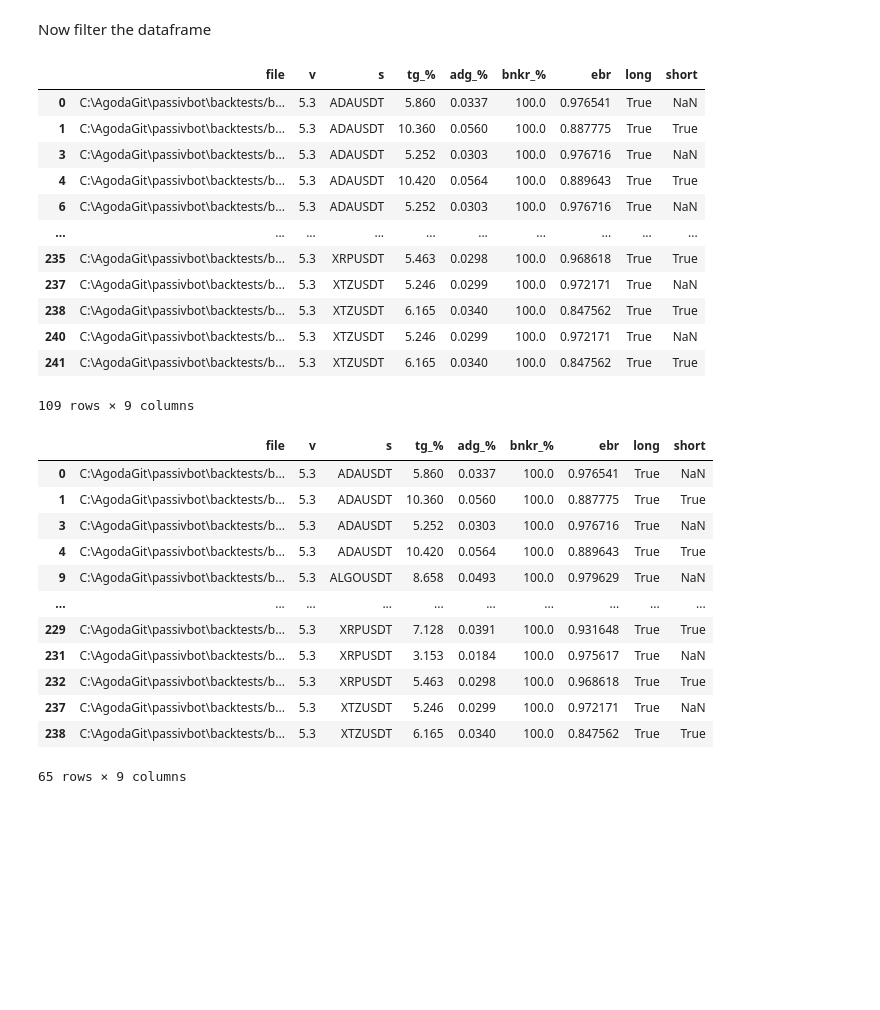
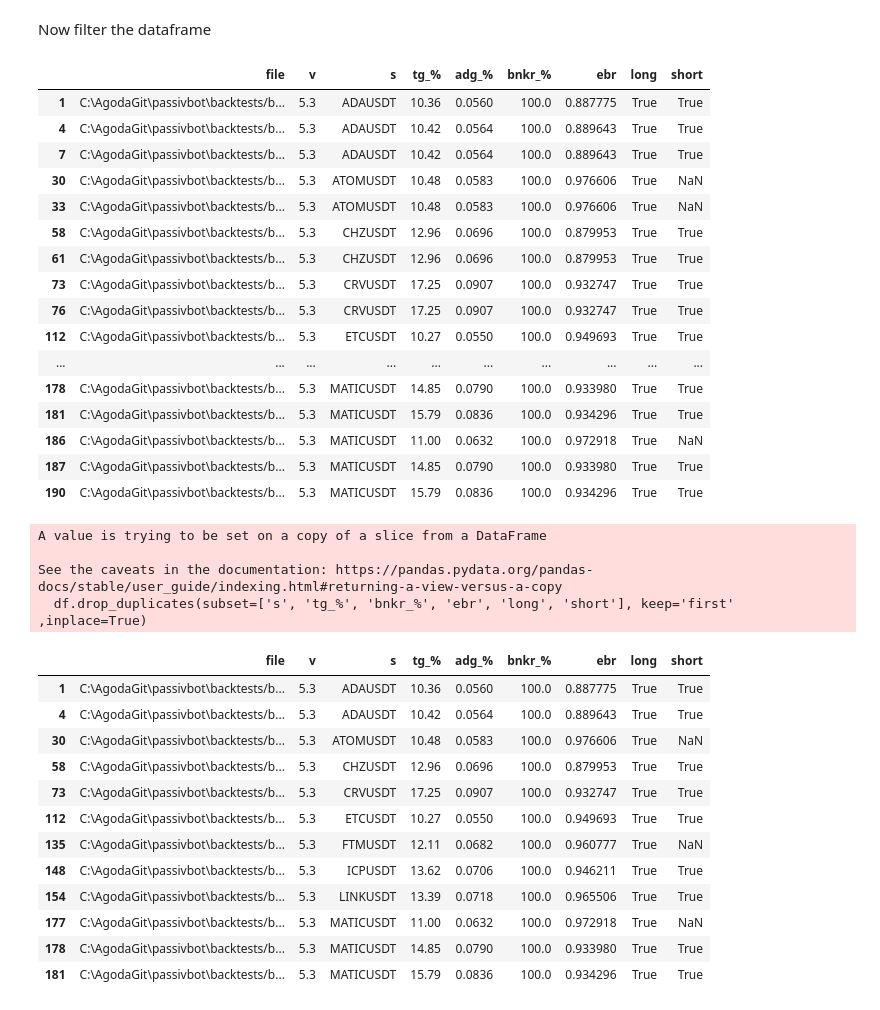
Before and after one commit to shroukkhan/passivbot, a Jupyter notebook: analyze_result.ipynb, the cells around one changed output. Saved outputs shown, nothing was run; the diff lists cells and outputs as text; code cells hidden in the pictures; blank space fills up the shorter version.

```diff
--- a/analyze_result.ipynb
+++ b/analyze_result.ipynb
@@ -62,60 +59,68 @@ Now filter the dataframe
 # %%
 allowed_symbols = ["ETHUSDT", "XRPUSDT", "1000SHIBUSDT", "DOGEUSDT", "ADAUSDT",
                    "BNBUSDT", "MATICUSDT", "DOTUSDT", "SANDUSDT", "FTMUSDT",
                    "LTCUSDT", "LINKUSDT", "MANAUSDT", "ETCUSDT", "EOSUSDT",
                    "ATOMUSDT", "FILUSDT", "ICPUSDT", "ALICEUSDT", "LRCUSDT",
                    "BCHUSDT", "SUSHIUSDT", "XTZUSDT", "THETAUSDT", "CRVUSDT",
                    "ALGOUSDT", "CHZUSDT", "TRXUSDT", "VETUSDT", "CHRUSDT",
                    "ONEUSDT", "OMGUSDT", "XLMUSDT", "RUNEUSDT", "ENJUSDT",
                    "CELRUSDT", "SXPUSDT", "1INCHUSDT", "SRMUSDT", "COTIUSDT",
                    "ZECUSDT", "QTUMUSDT", "GRTUSDT", "DENTUSDT", "SFPUSDT",
                    "STORJUSDT", "IOTAUSDT", "HOTUSDT", "NEOUSDT", "COMPUSDT",
                    "LINAUSDT", "KAVAUSDT", "BATUSDT", "WAVESUSDT", "IOSTUSDT",
                    "ALPHAUSDT", "RLCUSDT", "HBARUSDT", "DODOUSDT", "XMRUSDT",
                    "SNXUSDT", "ANKRUSDT", "DASHUSDT", "REEFUSDT", "ZENUSDT",
                    "CVCUSDT", "RENUSDT", "ICXUSDT", "RSRUSDT", "SKLUSDT",
                    "NKNUSDT", "BELUSDT", "ONTUSDT", "OGNUSDT", "BLZUSDT",
                    "MTLUSDT", "CTKUSDT", "RVNUSDT", "LITUSDT", "MKRUSDT",
                    "OCEANUSDT", "ZILUSDT", "UNFIUSDT", "BANDUSDT", "YFIIUSDT",
                    "TOMOUSDT", "TRBUSDT", "KNCUSDT", "STMXUSDT", "ZRXUSDT",
                    "SCUSDT", "AKROUSDT", "XEMUSDT", "FLMUSDT", "BALUSDT",
                    "BTSUSDT", "DGBUSDT", "DEFIUSDT"]
 
 #allowed_symbols = ['ETHUSDT']
 
 df = big_data[(big_data.s.isin(allowed_symbols)) &
               (big_data['bnkr_%'] > 95.0) &
-              (big_data['tg_%'] > 0) &
+              (big_data['tg_%'] > 10) &
               (big_data['v'] == '5.3') & (big_data['long'] == True)]
 df
 # %% [output]
 |  | file | v | s | tg_% | adg_% | bnkr_% | ebr | long | short |
-| 0 | C:\AgodaGit\passivbot\backtests/b... | 5.3 | ADAUSDT | 5.860 | 0.0337 | 100.0 | 0.976541 | True | NaN |
-| 1 | C:\AgodaGit\passivbot\backtests/b... | 5.3 | ADAUSDT | 10.360 | 0.0560 | 100.0 | 0.887775 | True | True |
-| 3 | C:\AgodaGit\passivbot\backtests/b... | 5.3 | ADAUSDT | 5.252 | 0.0303 | 100.0 | 0.976716 | True | NaN |
-| 4 | C:\AgodaGit\passivbot\backtests/b... | 5.3 | ADAUSDT | 10.420 | 0.0564 | 100.0 | 0.889643 | True | True |
-| 6 | C:\AgodaGit\passivbot\backtests/b... | 5.3 | ADAUSDT | 5.252 | 0.0303 | 100.0 | 0.976716 | True | NaN |
+| 1 | C:\AgodaGit\passivbot\backtests/b... | 5.3 | ADAUSDT | 10.36 | 0.0560 | 100.0 | 0.887775 | True | True |
+| 4 | C:\AgodaGit\passivbot\backtests/b... | 5.3 | ADAUSDT | 10.42 | 0.0564 | 100.0 | 0.889643 | True | True |
+| 7 | C:\AgodaGit\passivbot\backtests/b... | 5.3 | ADAUSDT | 10.42 | 0.0564 | 100.0 | 0.889643 | True | True |
+| 30 | C:\AgodaGit\passivbot\backtests/b... | 5.3 | ATOMUSDT | 10.48 | 0.0583 | 100.0 | 0.976606 | True | NaN |
+| 33 | C:\AgodaGit\passivbot\backtests/b... | 5.3 | ATOMUSDT | 10.48 | 0.0583 | 100.0 | 0.976606 | True | NaN |
+| 58 | C:\AgodaGit\passivbot\backtests/b... | 5.3 | CHZUSDT | 12.96 | 0.0696 | 100.0 | 0.879953 | True | True |
+| 61 | C:\AgodaGit\passivbot\backtests/b... | 5.3 | CHZUSDT | 12.96 | 0.0696 | 100.0 | 0.879953 | True | True |
+| 73 | C:\AgodaGit\passivbot\backtests/b... | 5.3 | CRVUSDT | 17.25 | 0.0907 | 100.0 | 0.932747 | True | True |
+| 76 | C:\AgodaGit\passivbot\backtests/b... | 5.3 | CRVUSDT | 17.25 | 0.0907 | 100.0 | 0.932747 | True | True |
+| 112 | C:\AgodaGit\passivbot\backtests/b... | 5.3 | ETCUSDT | 10.27 | 0.0550 | 100.0 | 0.949693 | True | True |
 | ... | ... | ... | ... | ... | ... | ... | ... | ... | ... |
-| 235 | C:\AgodaGit\passivbot\backtests/b... | 5.3 | XRPUSDT | 5.463 | 0.0298 | 100.0 | 0.968618 | True | True |
-| 237 | C:\AgodaGit\passivbot\backtests/b... | 5.3 | XTZUSDT | 5.246 | 0.0299 | 100.0 | 0.972171 | True | NaN |
-| 238 | C:\AgodaGit\passivbot\backtests/b... | 5.3 | XTZUSDT | 6.165 | 0.0340 | 100.0 | 0.847562 | True | True |
-| 240 | C:\AgodaGit\passivbot\backtests/b... | 5.3 | XTZUSDT | 5.246 | 0.0299 | 100.0 | 0.972171 | True | NaN |
-| 241 | C:\AgodaGit\passivbot\backtests/b... | 5.3 | XTZUSDT | 6.165 | 0.0340 | 100.0 | 0.847562 | True | True |
+| 178 | C:\AgodaGit\passivbot\backtests/b... | 5.3 | MATICUSDT | 14.85 | 0.0790 | 100.0 | 0.933980 | True | True |
+| 181 | C:\AgodaGit\passivbot\backtests/b... | 5.3 | MATICUSDT | 15.79 | 0.0836 | 100.0 | 0.934296 | True | True |
+| 186 | C:\AgodaGit\passivbot\backtests/b... | 5.3 | MATICUSDT | 11.00 | 0.0632 | 100.0 | 0.972918 | True | NaN |
+| 187 | C:\AgodaGit\passivbot\backtests/b... | 5.3 | MATICUSDT | 14.85 | 0.0790 | 100.0 | 0.933980 | True | True |
+| 190 | C:\AgodaGit\passivbot\backtests/b... | 5.3 | MATICUSDT | 15.79 | 0.0836 | 100.0 | 0.934296 | True | True |
-109 rows × 9 columns
 # %%
-filtered = df.drop_duplicates(subset=['s', 'tg_%', 'bnkr_%', 'ebr', 'long', 'short'], keep='first')
-filtered
+df.drop_duplicates(subset=['s', 'tg_%', 'bnkr_%', 'ebr', 'long', 'short'], keep='first' ,inplace=True)
+df
 # %% [output]
+A value is trying to be set on a copy of a slice from a DataFrame
+
+See the caveats in the documentation: https://pandas.pydata.org/pandas-docs/stable/user_guide/indexing.html#returning-a-view-versus-a-copy
+  df.drop_duplicates(subset=['s', 'tg_%', 'bnkr_%', 'ebr', 'long', 'short'], keep='first' ,inplace=True)
 |  | file | v | s | tg_% | adg_% | bnkr_% | ebr | long | short |
-| 0 | C:\AgodaGit\passivbot\backtests/b... | 5.3 | ADAUSDT | 5.860 | 0.0337 | 100.0 | 0.976541 | True | NaN |
-| 1 | C:\AgodaGit\passivbot\backtests/b... | 5.3 | ADAUSDT | 10.360 | 0.0560 | 100.0 | 0.887775 | True | True |
-| 3 | C:\AgodaGit\passivbot\backtests/b... | 5.3 | ADAUSDT | 5.252 | 0.0303 | 100.0 | 0.976716 | True | NaN |
-| 4 | C:\AgodaGit\passivbot\backtests/b... | 5.3 | ADAUSDT | 10.420 | 0.0564 | 100.0 | 0.889643 | True | True |
-| 9 | C:\AgodaGit\passivbot\backtests/b... | 5.3 | ALGOUSDT | 8.658 | 0.0493 | 100.0 | 0.979629 | True | NaN |
-| ... | ... | ... | ... | ... | ... | ... | ... | ... | ... |
-| 229 | C:\AgodaGit\passivbot\backtests/b... | 5.3 | XRPUSDT | 7.128 | 0.0391 | 100.0 | 0.931648 | True | True |
-| 231 | C:\AgodaGit\passivbot\backtests/b... | 5.3 | XRPUSDT | 3.153 | 0.0184 | 100.0 | 0.975617 | True | NaN |
-| 232 | C:\AgodaGit\passivbot\backtests/b... | 5.3 | XRPUSDT | 5.463 | 0.0298 | 100.0 | 0.968618 | True | True |
-| 237 | C:\AgodaGit\passivbot\backtests/b... | 5.3 | XTZUSDT | 5.246 | 0.0299 | 100.0 | 0.972171 | True | NaN |
-| 238 | C:\AgodaGit\passivbot\backtests/b... | 5.3 | XTZUSDT | 6.165 | 0.0340 | 100.0 | 0.847562 | True | True |
+| 1 | C:\AgodaGit\passivbot\backtests/b... | 5.3 | ADAUSDT | 10.36 | 0.0560 | 100.0 | 0.887775 | True | True |
+| 4 | C:\AgodaGit\passivbot\backtests/b... | 5.3 | ADAUSDT | 10.42 | 0.0564 | 100.0 | 0.889643 | True | True |
+| 30 | C:\AgodaGit\passivbot\backtests/b... | 5.3 | ATOMUSDT | 10.48 | 0.0583 | 100.0 | 0.976606 | True | NaN |
+| 58 | C:\AgodaGit\passivbot\backtests/b... | 5.3 | CHZUSDT | 12.96 | 0.0696 | 100.0 | 0.879953 | True | True |
+| 73 | C:\AgodaGit\passivbot\backtests/b... | 5.3 | CRVUSDT | 17.25 | 0.0907 | 100.0 | 0.932747 | True | True |
+| 112 | C:\AgodaGit\passivbot\backtests/b... | 5.3 | ETCUSDT | 10.27 | 0.0550 | 100.0 | 0.949693 | True | True |
+| 135 | C:\AgodaGit\passivbot\backtests/b... | 5.3 | FTMUSDT | 12.11 | 0.0682 | 100.0 | 0.960777 | True | NaN |
+| 148 | C:\AgodaGit\passivbot\backtests/b... | 5.3 | ICPUSDT | 13.62 | 0.0706 | 100.0 | 0.946211 | True | True |
+| 154 | C:\AgodaGit\passivbot\backtests/b... | 5.3 | LINKUSDT | 13.39 | 0.0718 | 100.0 | 0.965506 | True | True |
+| 177 | C:\AgodaGit\passivbot\backtests/b... | 5.3 | MATICUSDT | 11.00 | 0.0632 | 100.0 | 0.972918 | True | NaN |
+| 178 | C:\AgodaGit\passivbot\backtests/b... | 5.3 | MATICUSDT | 14.85 | 0.0790 | 100.0 | 0.933980 | True | True |
+| 181 | C:\AgodaGit\passivbot\backtests/b... | 5.3 | MATICUSDT | 15.79 | 0.0836 | 100.0 | 0.934296 | True | True |
-65 rows × 9 columns
```
Also changed, not shown: parts of 2 cells of this notebook, 3 other files.
